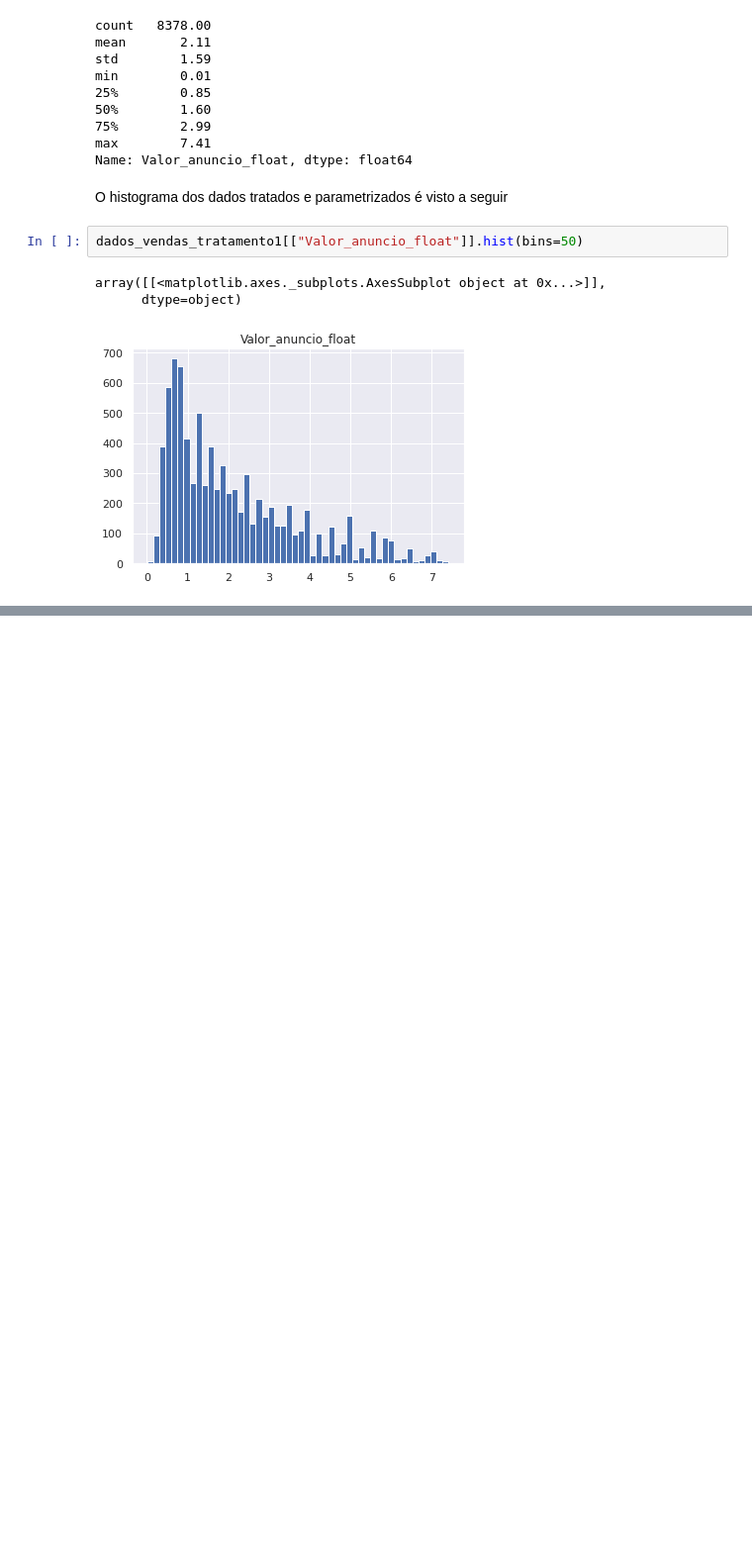
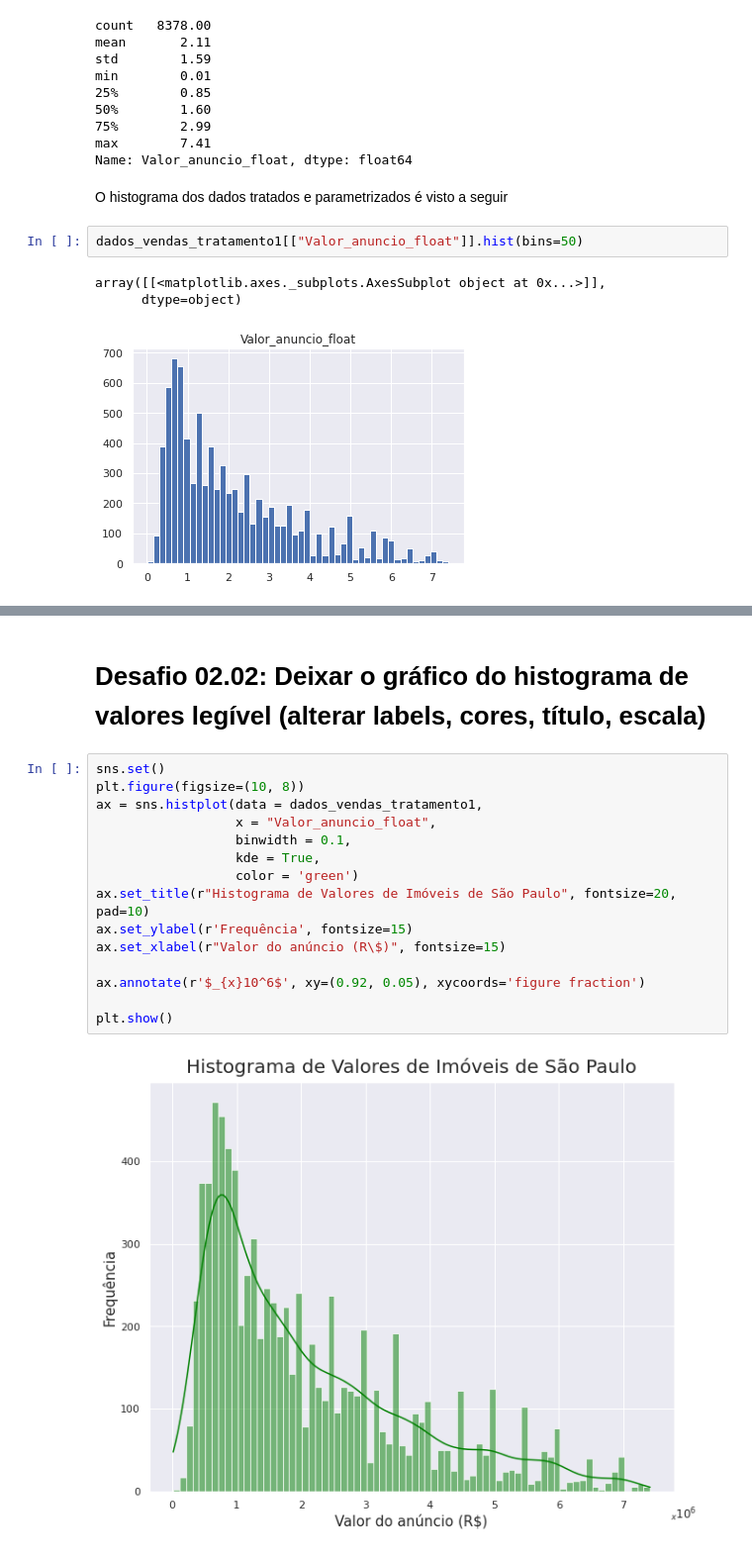
Before and after one commit to yorinori/imersao_dados4_Alura, a Jupyter notebook: Aula02_Imersao_dados_04.ipynb, the cells around one changed output, grey strips where cells are left out. Shown: that part at 99% size. Drawn from its saved outputs; the diff is of its cells as text; blank space fills up the shorter version.

Commit message:
Desafio 02.02

```diff
--- a/Aula02_Imersao_dados_04.ipynb
+++ b/Aula02_Imersao_dados_04.ipynb
@@ -461,0 +459,19 @@ array([[<matplotlib.axes._subplots.AxesSubplot object at 0x...>]],
+# %% [markdown]
+# Desafio 02.02:  Deixar o gráfico do histograma de valores legível (alterar labels, cores, título, escala)
+# %%
+sns.set()
+plt.figure(figsize=(10, 8))
+ax = sns.histplot(data = dados_vendas_tratamento1,
+                  x = "Valor_anuncio_float",
+                  binwidth = 0.1,
+                  kde = True,
+                  color = 'green')
+ax.set_title(r"Histograma de Valores de Imóveis de São Paulo", fontsize=20, pad=10)
+ax.set_ylabel(r'Frequência', fontsize=15)
+ax.set_xlabel(r"Valor do anúncio (R\$)", fontsize=15)
+
+ax.annotate(r'$_{x}10^6$', xy=(0.92, 0.05), xycoords='figure fraction')
+
+plt.show()
+# %% [output]
+[figure, added]
```
Also changed, not shown: parts of 7 cells of this notebook.
